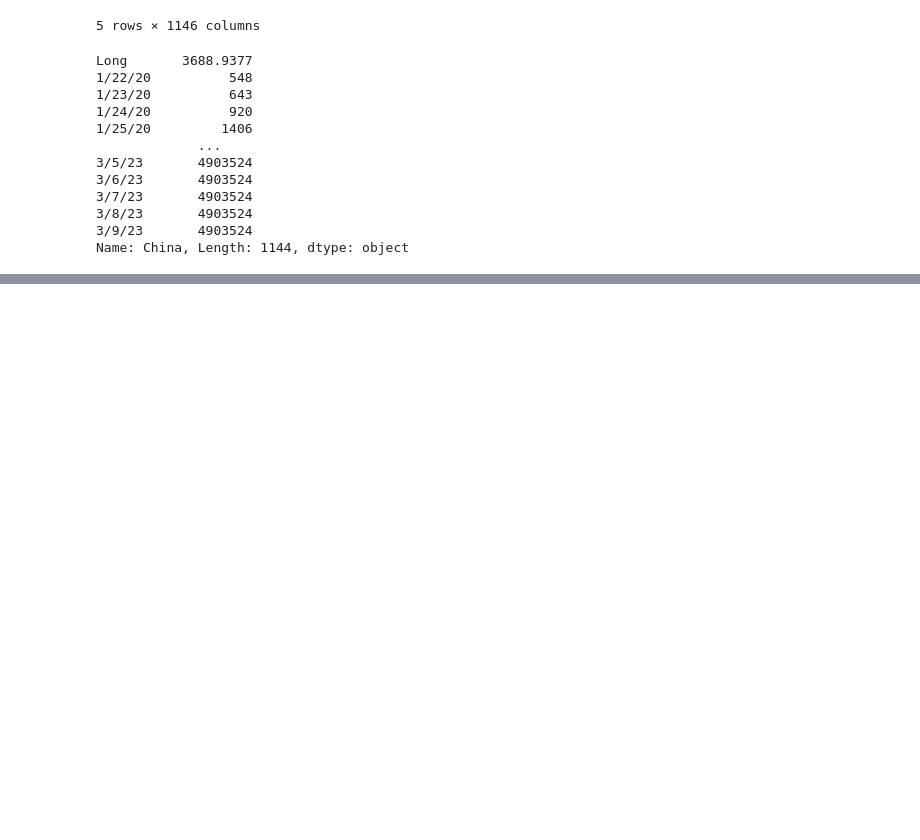
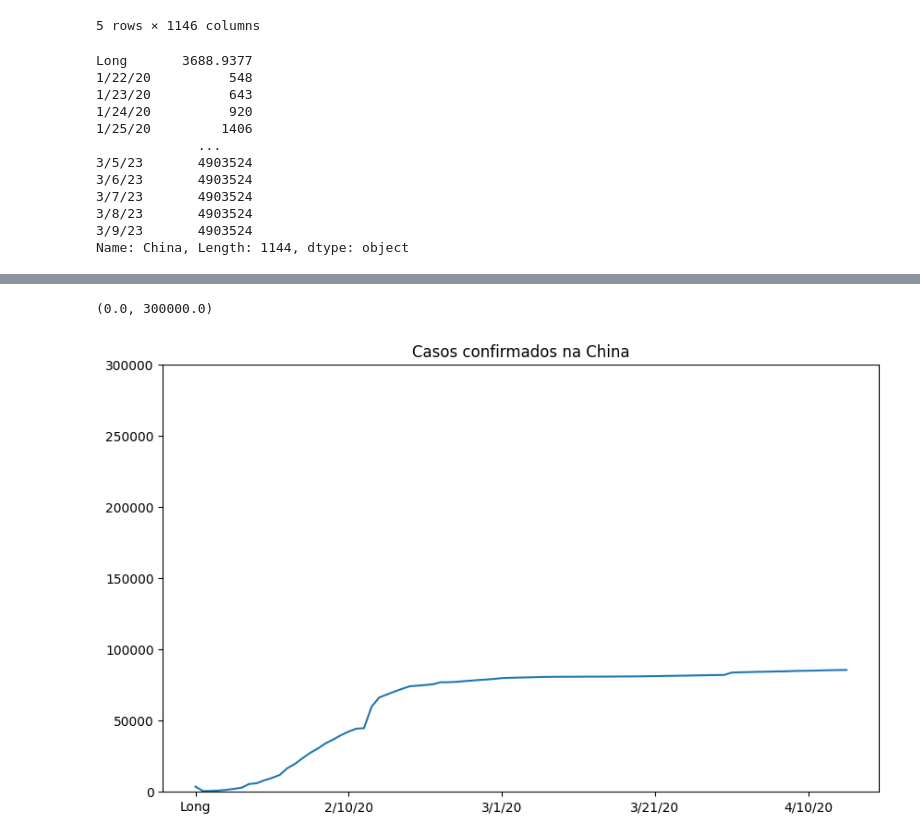
Before and after one commit to AraujoTT/DS, a Jupyter notebook: DS2/curso11_data/data_science_e_saude.ipynb, the cells around one changed output, grey strips where cells are left out. Saved outputs shown, nothing was run; the diff lists cells and outputs as text; code cells hidden in the pictures; blank space fills up the shorter version.

```diff
--- a/DS2/curso11_data/data_science_e_saude.ipynb
+++ b/DS2/curso11_data/data_science_e_saude.ipynb
@@ -149,0 +174,11 @@ confirmed_by_country.loc['China'][2:].plot()
+# %%
+import matplotlib.pyplot as plt
+
+# exemplo rim de manusear o eixo y
+plt.figure(figsize= (10,6))
+confirmed_by_country.loc['China'][2:88].plot()
+plt.title("Casos confirmados na China")
+plt.ylim(0, 300000)
+# %% [output]
+(0.0, 300000.0)
+[figure, added]
```
Also changed, not shown: parts of 4 cells of this notebook.
